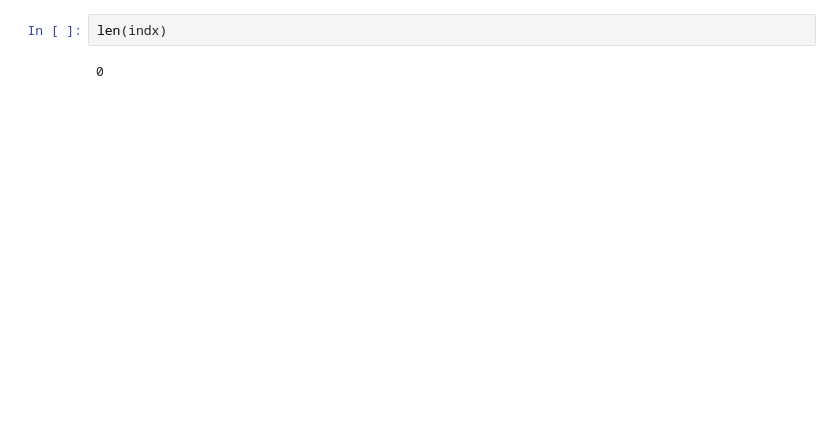
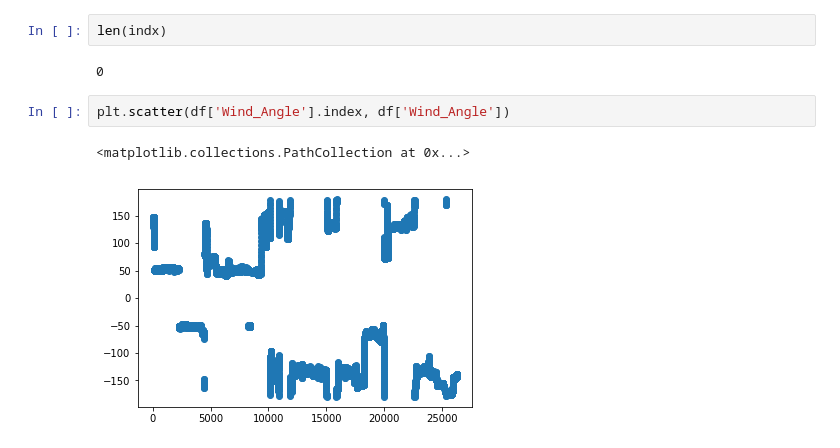
Before and after one commit to tverdick/IMT_Gitana, a Jupyter notebook: Clean Data.ipynb, the cells around one changed output. Cells and saved outputs as stored; diff of their text form; blank space fills up the shorter version.

```diff
--- a/Clean Data.ipynb
+++ b/Clean Data.ipynb
@@ -154,3 +168,8 @@ len(ind1)
 len(indx)
 # %% [output]
 0
+# %%
+plt.scatter(df['Wind_Angle'].index, df['Wind_Angle'])
+# %% [output]
+<matplotlib.collections.PathCollection at 0x...>
+[figure, added]
```
Also changed, not shown: parts of 8 cells of this notebook.
